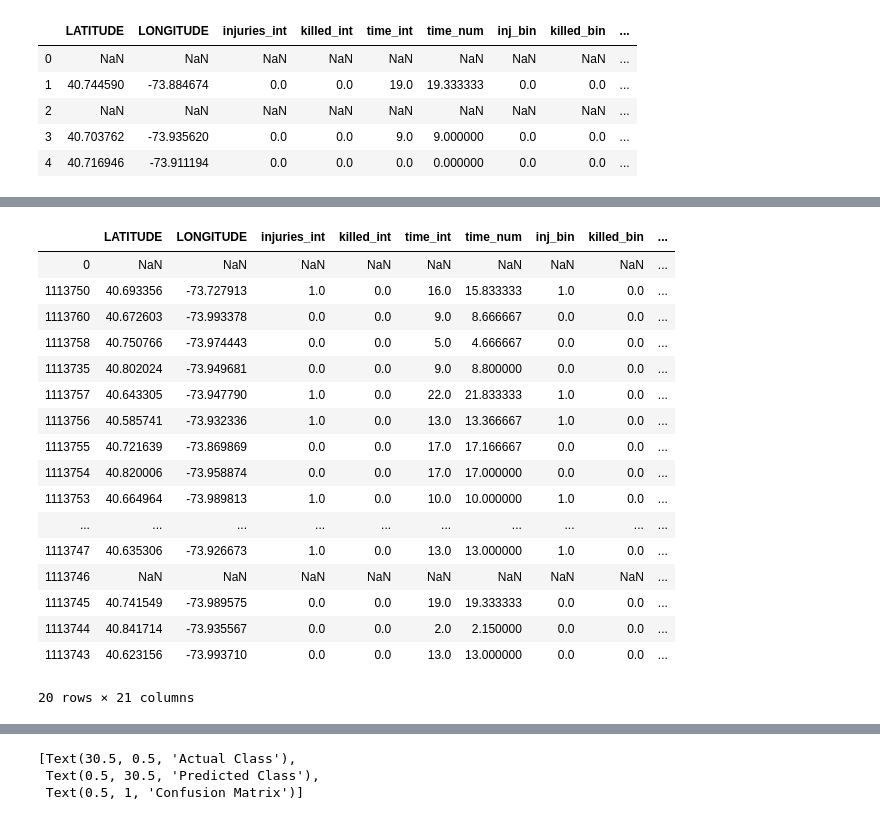
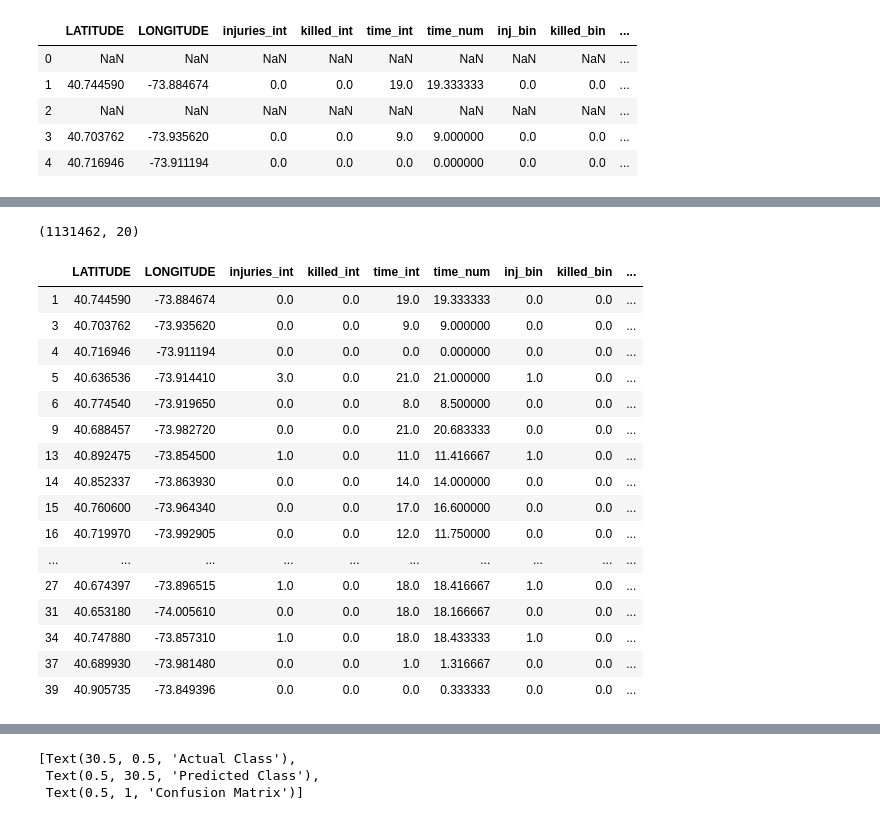
Before and after one commit to MrBLiu/InsightTeam2020, a Jupyter notebook: Sofia/MLP Classifiers.ipynb, the cells around one changed output, grey strips where cells are left out. Cells and saved outputs as stored; diff of their text form; code cells hidden in the pictures.

```diff
--- a/Sofia/MLP Classifiers.ipynb
+++ b/Sofia/MLP Classifiers.ipynb
@@ -287,5 +253,5 @@ cardata.head()
 | 3 | 40.703762 | -73.935620 | 0.0 | 0.0 | 9.0 | 9.000000 | 0.0 | 0.0 | ... |
 | 4 | 40.716946 | -73.911194 | 0.0 | 0.0 | 0.0 | 0.000000 | 0.0 | 0.0 | ... |
 # %%
-data = data.dropna()
-data = data[data.LONGITUDE !=0
+data = cardata.dropna()
+#data = data[data.LONGITUDE !=0
@@ -307,21 +258,24 @@ Name: LATITUDE, Length: 1131475, dtype: float64
+# %%
+data.shape
+# %% [output]
+(1131462, 20)
 # %%
-cardata.head(20)
+data.head(20)
 # %% [output]
 |  | LATITUDE | LONGITUDE | injuries_int | killed_int | time_int | time_num | inj_bin | killed_bin | ... |
-| 0 | NaN | NaN | NaN | NaN | NaN | NaN | NaN | NaN | ... |
-| 1113750 | 40.693356 | -73.727913 | 1.0 | 0.0 | 16.0 | 15.833333 | 1.0 | 0.0 | ... |
-| 1113760 | 40.672603 | -73.993378 | 0.0 | 0.0 | 9.0 | 8.666667 | 0.0 | 0.0 | ... |
-| 1113758 | 40.750766 | -73.974443 | 0.0 | 0.0 | 5.0 | 4.666667 | 0.0 | 0.0 | ... |
-| 1113735 | 40.802024 | -73.949681 | 0.0 | 0.0 | 9.0 | 8.800000 | 0.0 | 0.0 | ... |
-| 1113757 | 40.643305 | -73.947790 | 1.0 | 0.0 | 22.0 | 21.833333 | 1.0 | 0.0 | ... |
-| 1113756 | 40.585741 | -73.932336 | 1.0 | 0.0 | 13.0 | 13.366667 | 1.0 | 0.0 | ... |
-| 1113755 | 40.721639 | -73.869869 | 0.0 | 0.0 | 17.0 | 17.166667 | 0.0 | 0.0 | ... |
-| 1113754 | 40.820006 | -73.958874 | 0.0 | 0.0 | 17.0 | 17.000000 | 0.0 | 0.0 | ... |
-| 1113753 | 40.664964 | -73.989813 | 1.0 | 0.0 | 10.0 | 10.000000 | 1.0 | 0.0 | ... |
+| 1 | 40.744590 | -73.884674 | 0.0 | 0.0 | 19.0 | 19.333333 | 0.0 | 0.0 | ... |
+| 3 | 40.703762 | -73.935620 | 0.0 | 0.0 | 9.0 | 9.000000 | 0.0 | 0.0 | ... |
+| 4 | 40.716946 | -73.911194 | 0.0 | 0.0 | 0.0 | 0.000000 | 0.0 | 0.0 | ... |
+| 5 | 40.636536 | -73.914410 | 3.0 | 0.0 | 21.0 | 21.000000 | 1.0 | 0.0 | ... |
+| 6 | 40.774540 | -73.919650 | 0.0 | 0.0 | 8.0 | 8.500000 | 0.0 | 0.0 | ... |
+| 9 | 40.688457 | -73.982720 | 0.0 | 0.0 | 21.0 | 20.683333 | 0.0 | 0.0 | ... |
+| 13 | 40.892475 | -73.854500 | 1.0 | 0.0 | 11.0 | 11.416667 | 1.0 | 0.0 | ... |
+| 14 | 40.852337 | -73.863930 | 0.0 | 0.0 | 14.0 | 14.000000 | 0.0 | 0.0 | ... |
+| 15 | 40.760600 | -73.964340 | 0.0 | 0.0 | 17.0 | 16.600000 | 0.0 | 0.0 | ... |
+| 16 | 40.719970 | -73.992905 | 0.0 | 0.0 | 12.0 | 11.750000 | 0.0 | 0.0 | ... |
 | ... | ... | ... | ... | ... | ... | ... | ... | ... | ... |
-| 1113747 | 40.635306 | -73.926673 | 1.0 | 0.0 | 13.0 | 13.000000 | 1.0 | 0.0 | ... |
-| 1113746 | NaN | NaN | NaN | NaN | NaN | NaN | NaN | NaN | ... |
-| 1113745 | 40.741549 | -73.989575 | 0.0 | 0.0 | 19.0 | 19.333333 | 0.0 | 0.0 | ... |
-| 1113744 | 40.841714 | -73.935567 | 0.0 | 0.0 | 2.0 | 2.150000 | 0.0 | 0.0 | ... |
-| 1113743 | 40.623156 | -73.993710 | 0.0 | 0.0 | 13.0 | 13.000000 | 0.0 | 0.0 | ... |
+| 27 | 40.674397 | -73.896515 | 1.0 | 0.0 | 18.0 | 18.416667 | 1.0 | 0.0 | ... |
+| 31 | 40.653180 | -74.005610 | 0.0 | 0.0 | 18.0 | 18.166667 | 0.0 | 0.0 | ... |
+| 34 | 40.747880 | -73.857310 | 1.0 | 0.0 | 18.0 | 18.433333 | 1.0 | 0.0 | ... |
+| 37 | 40.689930 | -73.981480 | 0.0 | 0.0 | 1.0 | 1.316667 | 0.0 | 0.0 | ... |
+| 39 | 40.905735 | -73.849396 | 0.0 | 0.0 | 0.0 | 0.333333 | 0.0 | 0.0 | ... |
-20 rows × 21 columns
```
Also changed, not shown: parts of 12 cells of this notebook.
